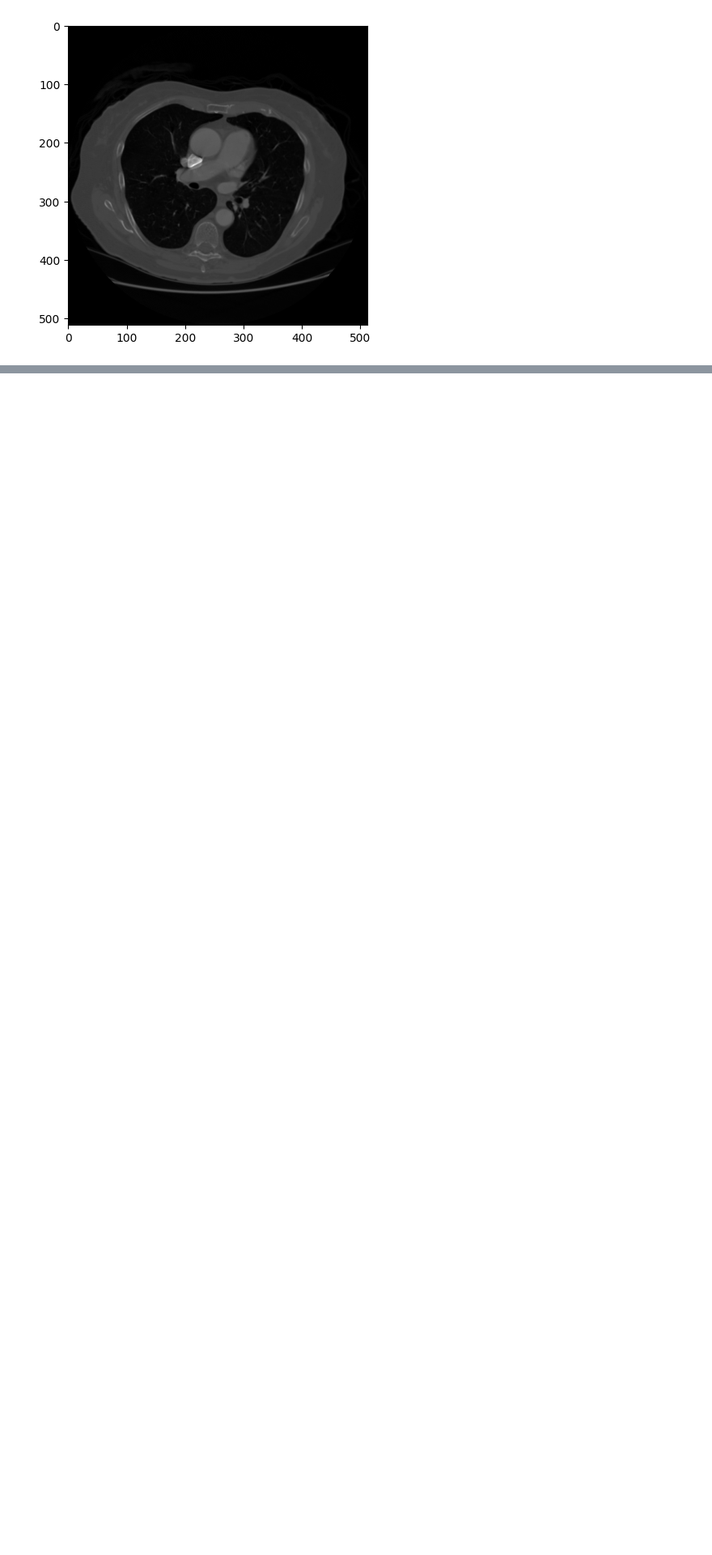
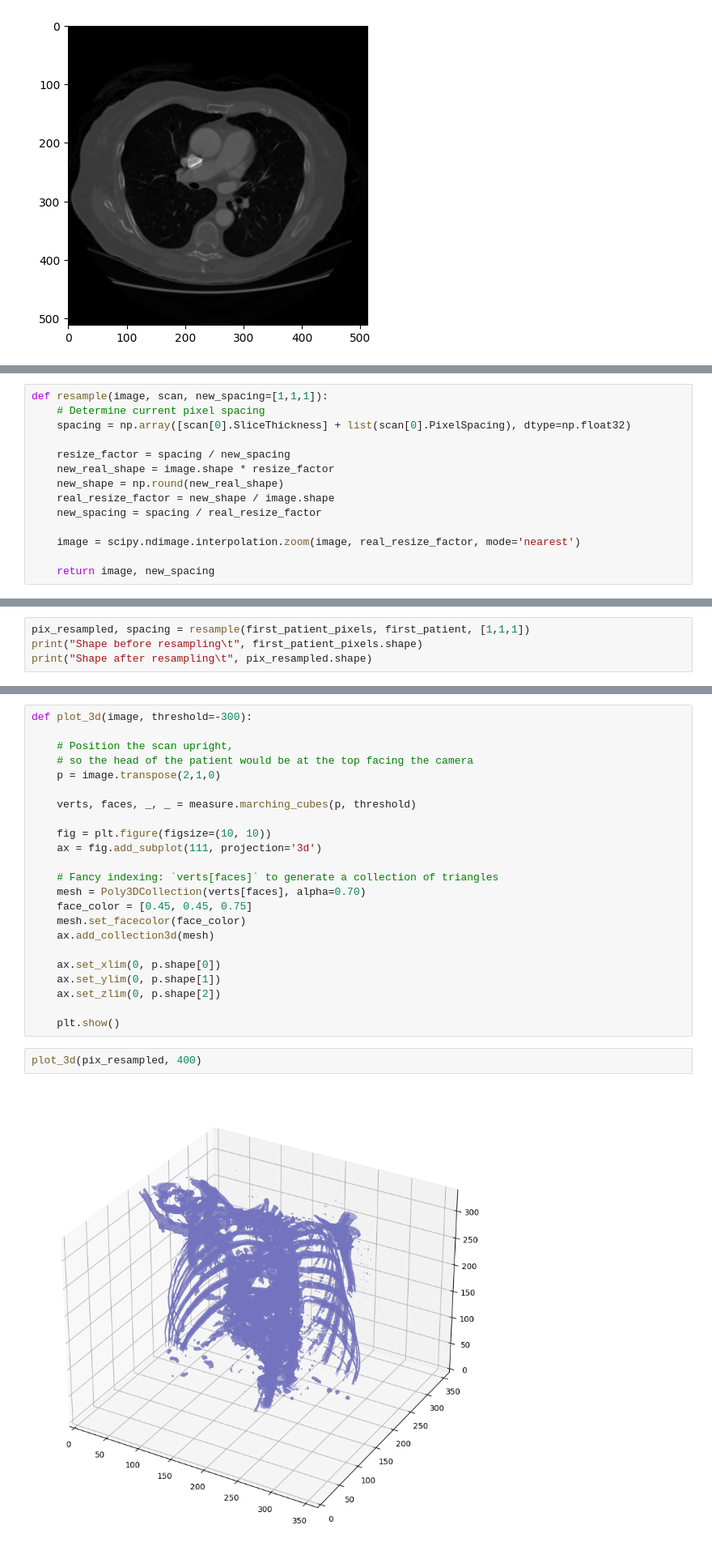
Before and after one commit to mariam-bebawy/GP_Miscellaneous, a Jupyter notebook: Applications/notebooks/reLungSeg.ipynb, the cells around one changed output, grey strips where cells are left out. Shown: that part at 81% size. Saved outputs shown, nothing was run; the diff lists cells and outputs as text; blank space fills up the shorter version.

```diff
--- a/Applications/notebooks/reLungSeg.ipynb
+++ b/Applications/notebooks/reLungSeg.ipynb
@@ -73,0 +87,14 @@ plt.show()
+# %%
+def resample(image, scan, new_spacing=[1,1,1]):
+    # Determine current pixel spacing
+    spacing = np.array([scan[0].SliceThickness] + list(scan[0].PixelSpacing), dtype=np.float32)
+
+    resize_factor = spacing / new_spacing
+    new_real_shape = image.shape * resize_factor
+    new_shape = np.round(new_real_shape)
+    real_resize_factor = new_shape / image.shape
+    new_spacing = spacing / real_resize_factor
+
+    image = scipy.ndimage.interpolation.zoom(image, real_resize_factor, mode='nearest')
+
+    return image, new_spacing
@@ -73,0 +105,4 @@ plt.show()
+# %%
+pix_resampled, spacing = resample(first_patient_pixels, first_patient, [1,1,1])
+print("Shape before resampling\t", first_patient_pixels.shape)
+print("Shape after resampling\t", pix_resampled.shape)
@@ -73,0 +114,27 @@ plt.show()
+# %%
+def plot_3d(image, threshold=-300):
+
+    # Position the scan upright,
+    # so the head of the patient would be at the top facing the camera
+    p = image.transpose(2,1,0)
+
+    verts, faces, _, _ = measure.marching_cubes(p, threshold)
+
+    fig = plt.figure(figsize=(10, 10))
+    ax = fig.add_subplot(111, projection='3d')
+
+    # Fancy indexing: `verts[faces]` to generate a collection of triangles
+    mesh = Poly3DCollection(verts[faces], alpha=0.70)
+    face_color = [0.45, 0.45, 0.75]
+    mesh.set_facecolor(face_color)
+    ax.add_collection3d(mesh)
+
+    ax.set_xlim(0, p.shape[0])
+    ax.set_ylim(0, p.shape[1])
+    ax.set_zlim(0, p.shape[2])
+
+    plt.show()
+# %%
+plot_3d(pix_resampled, 400)
+# %% [output]
+[figure, added]
```
Also changed, not shown: parts of 7 cells of this notebook, 2 other files.
